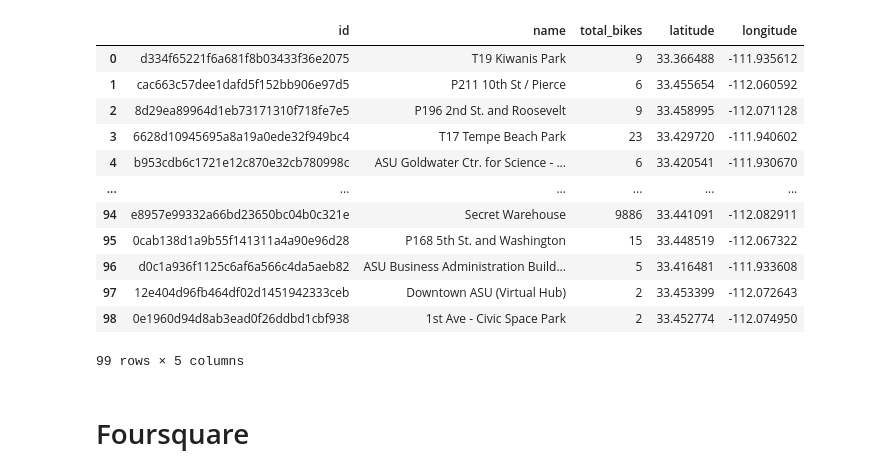
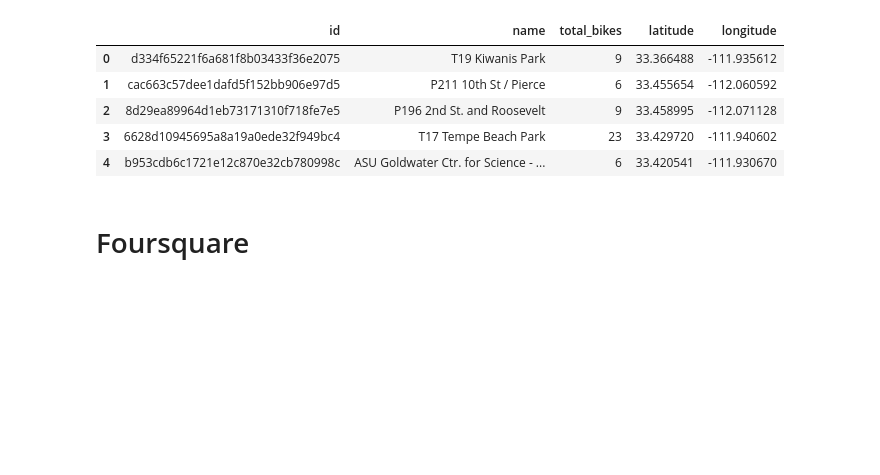
Before and after one commit to SamTheDataGuy/Final-Project-Statistical-Modelling-with-Python-main, a Jupyter notebook: notebooks/yelp_foursquare_EDA.ipynb, the cells around one changed output. Saved outputs shown, nothing was run; the diff lists cells and outputs as text; code cells hidden in the pictures; blank space fills up the shorter version.

```diff
--- a/notebooks/yelp_foursquare_EDA.ipynb
+++ b/notebooks/yelp_foursquare_EDA.ipynb
@@ -12,19 +9,13 @@ df_stations = pd.read_csv('df_stations.csv')[['id','name','total_bikes','latitud
-# %%
-df_stations
-# %% [output]
-|  | id | name | total_bikes | latitude | longitude |
-| 0 | d334f65221f6a681f8b03433f36e2075 | T19 Kiwanis Park | 9 | 33.366488 | -111.935612 |
-| 1 | cac663c57dee1dafd5f152bb906e97d5 | P211 10th St / Pierce | 6 | 33.455654 | -112.060592 |
-| 2 | 8d29ea89964d1eb73171310f718fe7e5 | P196 2nd St. and Roosevelt | 9 | 33.458995 | -112.071128 |
-| 3 | 6628d10945695a8a19a0ede32f949bc4 | T17 Tempe Beach Park | 23 | 33.429720 | -111.940602 |
-| 4 | b953cdb6c1721e12c870e32cb780998c | ASU Goldwater Ctr. for Science - ... | 6 | 33.420541 | -111.930670 |
-| ... | ... | ... | ... | ... | ... |
-| 94 | e8957e99332a66bd23650bc04b0c321e | Secret Warehouse | 9886 | 33.441091 | -112.082911 |
-| 95 | 0cab138d1a9b55f141311a4a90e96d28 | P168 5th St. and Washington | 15 | 33.448519 | -112.067322 |
-| 96 | d0c1a936f1125c6af6a566c4da5aeb82 | ASU Business Administration Build... | 5 | 33.416481 | -111.933608 |
-| 97 | 12e404d96fb464df02d1451942333ceb | Downtown ASU (Virtual Hub) | 2 | 33.453399 | -112.072643 |
-| 98 | 0e1960d94d8ab3ead0f26ddbd1cbf938 | 1st Ave - Civic Space Park | 2 | 33.452774 | -112.074950 |
-99 rows × 5 columns
+# %%
+df_stations = pd.read_csv('df_stations.csv')[['id','name','total_bikes','latitude','longitude']]
+df_stations.head()
+# %% [output]
+|  | id | name | total_bikes | latitude | longitude |
+| 0 | d334f65221f6a681f8b03433f36e2075 | T19 Kiwanis Park | 9 | 33.366488 | -111.935612 |
+| 1 | cac663c57dee1dafd5f152bb906e97d5 | P211 10th St / Pierce | 6 | 33.455654 | -112.060592 |
+| 2 | 8d29ea89964d1eb73171310f718fe7e5 | P196 2nd St. and Roosevelt | 9 | 33.458995 | -112.071128 |
+| 3 | 6628d10945695a8a19a0ede32f949bc4 | T17 Tempe Beach Park | 23 | 33.429720 | -111.940602 |
+| 4 | b953cdb6c1721e12c870e32cb780998c | ASU Goldwater Ctr. for Science - ... | 6 | 33.420541 | -111.930670 |
 # %% [markdown]
 # Foursquare
 # %% [markdown]
```
Also changed, not shown: parts of 13 cells of this notebook, 6 other files.
